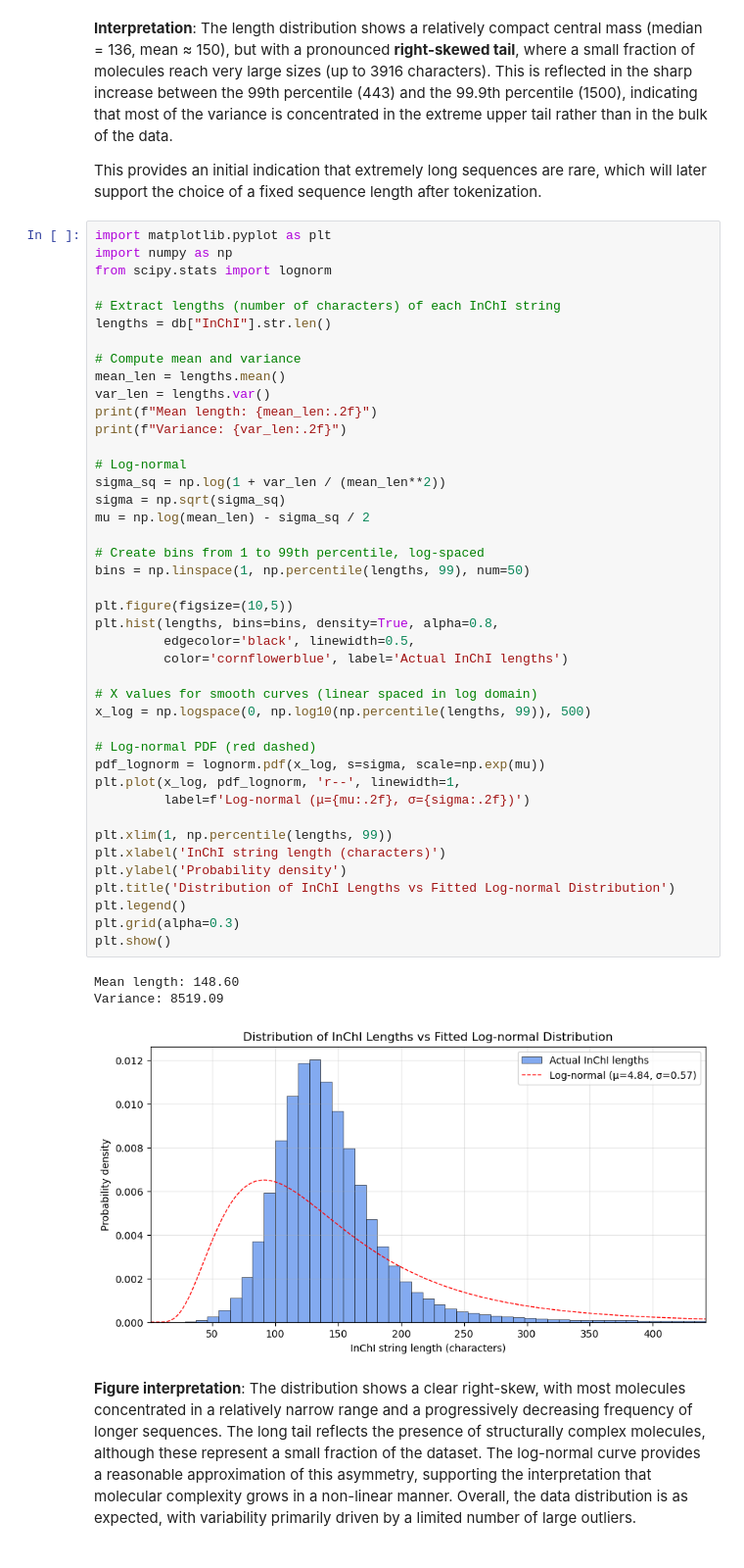
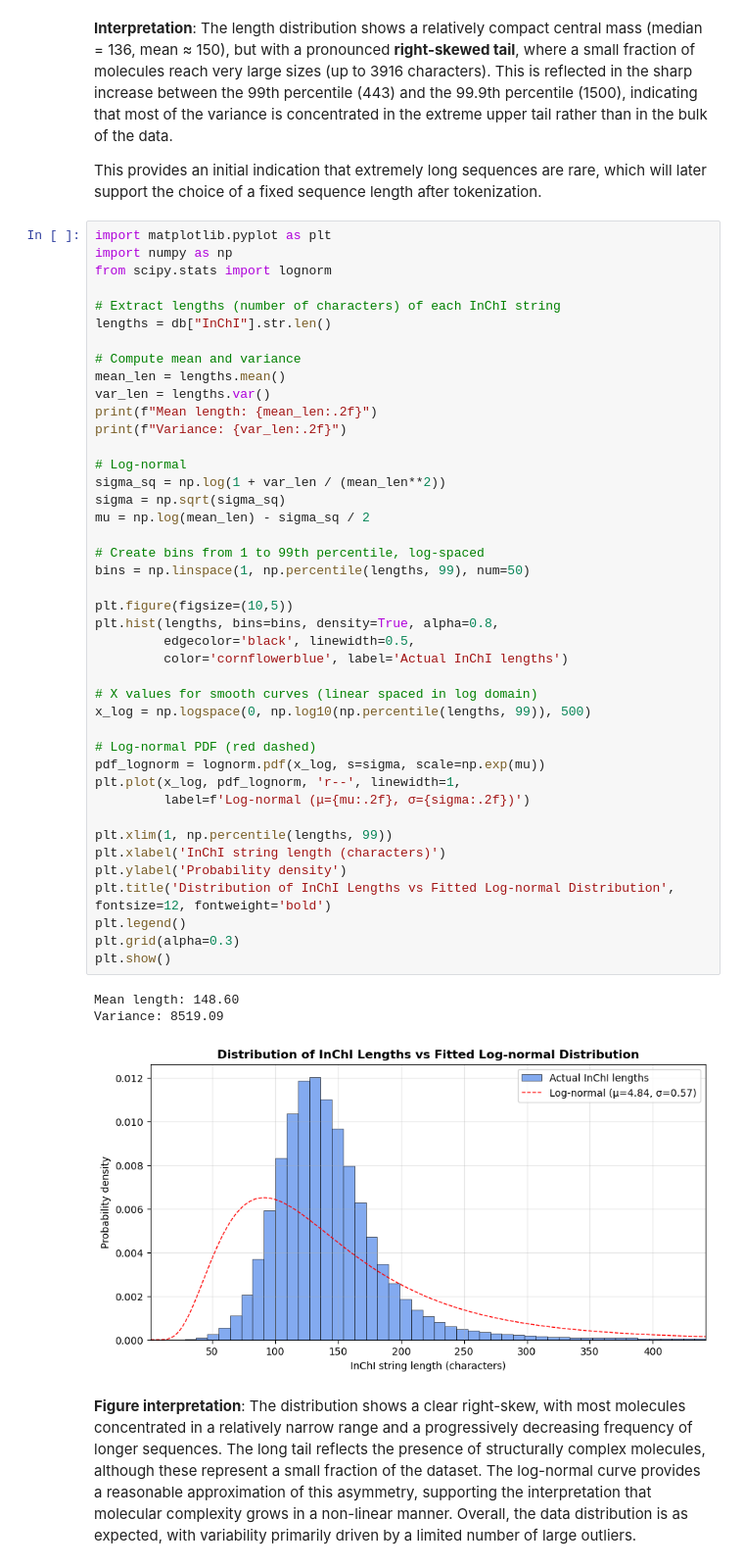
Before and after one commit to grobles17/IMF_TFM_Drug_Metabolism, a Jupyter notebook: DataBases/InChI/inchi_db_eda_notebook.ipynb, the cells around one changed output. Shown at 98% size. Drawn from its saved outputs; the diff is of its cells as text.

```diff
--- a/DataBases/InChI/inchi_db_eda_notebook.ipynb
+++ b/DataBases/InChI/inchi_db_eda_notebook.ipynb
@@ -95,36 +95,36 @@ print(f"Variance: {var_len:.2f}")
 
 # Log‑normal
 sigma_sq = np.log(1 + var_len / (mean_len**2))
 sigma = np.sqrt(sigma_sq)
 mu = np.log(mean_len) - sigma_sq / 2
 
 # Create bins from 1 to 99th percentile, log‑spaced
 bins = np.linspace(1, np.percentile(lengths, 99), num=50)
 
 plt.figure(figsize=(10,5))
 plt.hist(lengths, bins=bins, density=True, alpha=0.8,
          edgecolor='black', linewidth=0.5,
          color='cornflowerblue', label='Actual InChI lengths')
 
 # X values for smooth curves (linear spaced in log domain)
 x_log = np.logspace(0, np.log10(np.percentile(lengths, 99)), 500)
 
 # Log‑normal PDF (red dashed)
 pdf_lognorm = lognorm.pdf(x_log, s=sigma, scale=np.exp(mu))
 plt.plot(x_log, pdf_lognorm, 'r--', linewidth=1,
-         label=f'Log‑normal (μ={mu:.2f}, σ={sigma:.2f})')
+         label=f'Log-normal (μ={mu:.2f}, σ={sigma:.2f})')
 
 plt.xlim(1, np.percentile(lengths, 99))
 plt.xlabel('InChI string length (characters)')
 plt.ylabel('Probability density')
-plt.title('Distribution of InChI Lengths vs Fitted Log-normal Distribution')
+plt.title('Distribution of InChI Lengths vs Fitted Log-normal Distribution', fontsize=12, fontweight='bold')
 plt.legend()
 plt.grid(alpha=0.3)
 plt.show()
 # %% [output]
 Mean length: 148.60
 Variance: 8519.09
-[figure, old version]
+[figure, new version]
 # %% [markdown]
 **Figure interpretation**: The distribution shows a clear right-skew, with most molecules concentrated in a relatively narrow range and a progressively decreasing frequency of longer sequences. The long tail reflects the presence of structurally complex molecules, although these represent a small fraction of the dataset. The log-normal curve provides a reasonable approximation of this asymmetry, supporting the interpretation that molecular complexity grows in a non-linear manner. Overall, the data distribution is as expected, with variability primarily driven by a limited number of large outliers.
 # %% [markdown]
```
Also changed, not shown: parts of 1 cell of this notebook, 23 other files.
